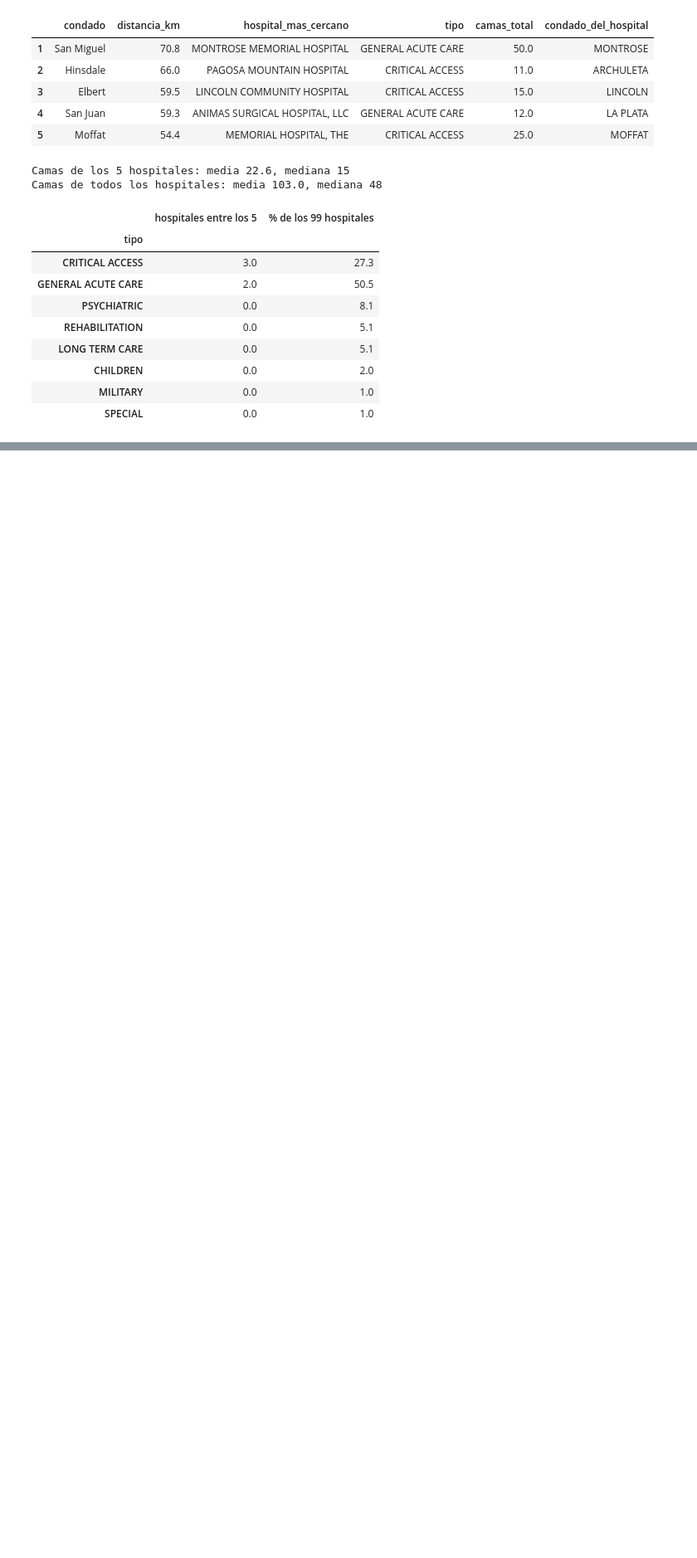
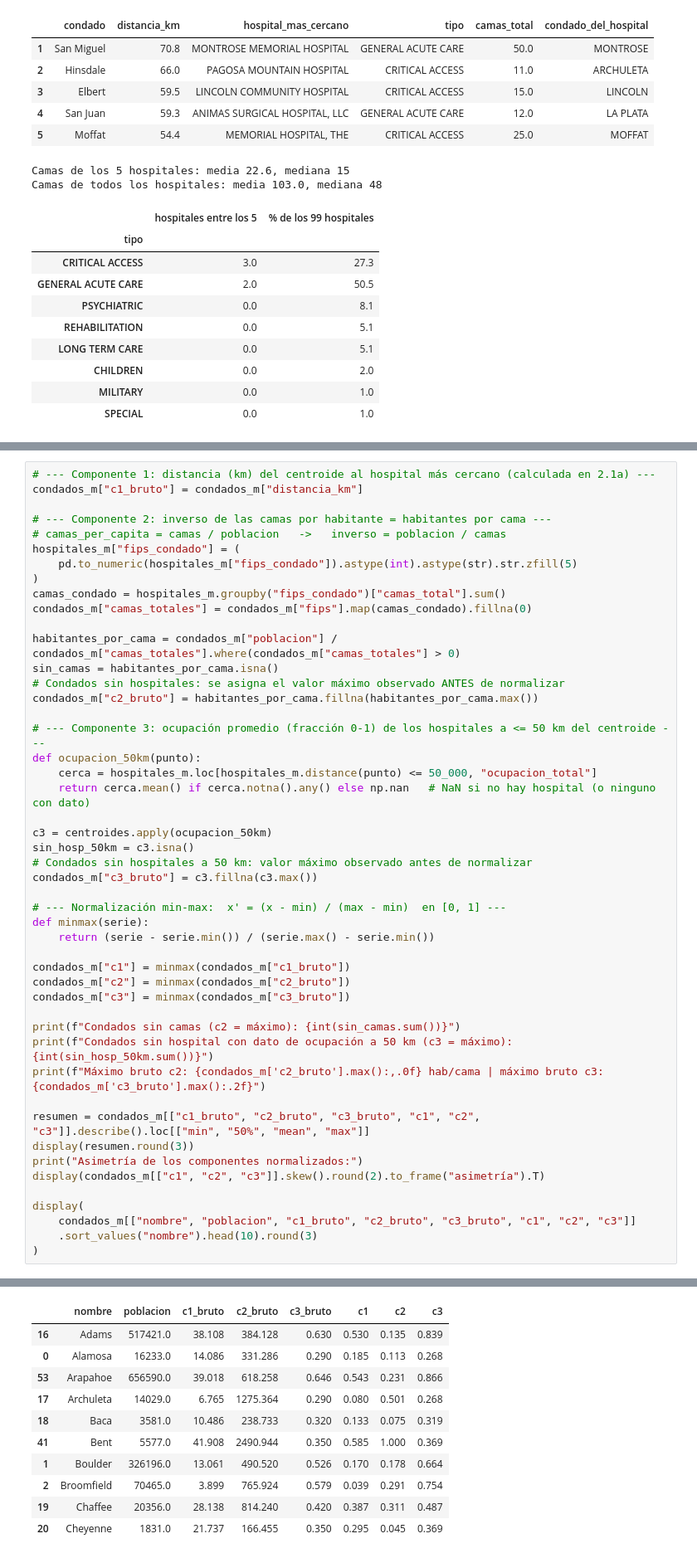
Before and after one commit to CamiR24/Lab5-MS, a Jupyter notebook: Task2.ipynb, the cells around one changed output, grey strips where cells are left out. Shown at 83% size. Drawn from its saved outputs; the diff is of its cells as text; blank space fills up the shorter version.

```diff
--- a/Task2.ipynb
+++ b/Task2.ipynb
@@ -197,0 +202,49 @@ Camas de todos los hospitales: media 103.0, mediana 48
+# %%
+# --- Componente 1: distancia (km) del centroide al hospital más cercano (calculada en 2.1a) ---
+condados_m["c1_bruto"] = condados_m["distancia_km"]
+
+# --- Componente 2: inverso de las camas por habitante = habitantes por cama ---
+# camas_per_capita = camas / poblacion   ->   inverso = poblacion / camas
+hospitales_m["fips_condado"] = (
+    pd.to_numeric(hospitales_m["fips_condado"]).astype(int).astype(str).str.zfill(5)
+)
+camas_condado = hospitales_m.groupby("fips_condado")["camas_total"].sum()
+condados_m["camas_totales"] = condados_m["fips"].map(camas_condado).fillna(0)
+
+habitantes_por_cama = condados_m["poblacion"] / condados_m["camas_totales"].where(condados_m["camas_totales"] > 0)
+sin_camas = habitantes_por_cama.isna()
+# Condados sin hospitales: se asigna el valor máximo observado ANTES de normalizar
+condados_m["c2_bruto"] = habitantes_por_cama.fillna(habitantes_por_cama.max())
+
+# --- Componente 3: ocupación promedio (fracción 0-1) de los hospitales a <= 50 km del centroide ---
+def ocupacion_50km(punto):
+    cerca = hospitales_m.loc[hospitales_m.distance(punto) <= 50_000, "ocupacion_total"]
+    return cerca.mean() if cerca.notna().any() else np.nan   # NaN si no hay hospital (o ninguno con dato)
+
+c3 = centroides.apply(ocupacion_50km)
+sin_hosp_50km = c3.isna()
+# Condados sin hospitales a 50 km: valor máximo observado antes de normalizar
+condados_m["c3_bruto"] = c3.fillna(c3.max())
+
+# --- Normalización min-max:  x' = (x - min) / (max - min)  en [0, 1] ---
+def minmax(serie):
+    return (serie - serie.min()) / (serie.max() - serie.min())
+
+condados_m["c1"] = minmax(condados_m["c1_bruto"])
+condados_m["c2"] = minmax(condados_m["c2_bruto"])
+condados_m["c3"] = minmax(condados_m["c3_bruto"])
+
+print(f"Condados sin camas (c2 = máximo): {int(sin_camas.sum())}")
+print(f"Condados sin hospital con dato de ocupación a 50 km (c3 = máximo): {int(sin_hosp_50km.sum())}")
+print(f"Máximo bruto c2: {condados_m['c2_bruto'].max():,.0f} hab/cama | máximo bruto c3: {condados_m['c3_bruto'].max():.2f}")
+
+resumen = condados_m[["c1_bruto", "c2_bruto", "c3_bruto", "c1", "c2", "c3"]].describe().loc[["min", "50%", "mean", "max"]]
+display(resumen.round(3))
+print("Asimetría de los componentes normalizados:")
+display(condados_m[["c1", "c2", "c3"]].skew().round(2).to_frame("asimetría").T)
+
+display(
+    condados_m[["nombre", "poblacion", "c1_bruto", "c2_bruto", "c3_bruto", "c1", "c2", "c3"]]
+    .sort_values("nombre").head(10).round(3)
+)
+# %% [output]
@@ -197,0 +262,11 @@ Camas de todos los hospitales: media 103.0, mediana 48
+|  | nombre | poblacion | c1_bruto | c2_bruto | c3_bruto | c1 | c2 | c3 |
+| 16 | Adams | 517421.0 | 38.108 | 384.128 | 0.630 | 0.530 | 0.135 | 0.839 |
+| 0 | Alamosa | 16233.0 | 14.086 | 331.286 | 0.290 | 0.185 | 0.113 | 0.268 |
+| 53 | Arapahoe | 656590.0 | 39.018 | 618.258 | 0.646 | 0.543 | 0.231 | 0.866 |
+| 17 | Archuleta | 14029.0 | 6.765 | 1275.364 | 0.290 | 0.080 | 0.501 | 0.268 |
+| 18 | Baca | 3581.0 | 10.486 | 238.733 | 0.320 | 0.133 | 0.075 | 0.319 |
+| 41 | Bent | 5577.0 | 41.908 | 2490.944 | 0.350 | 0.585 | 1.000 | 0.369 |
+| 1 | Boulder | 326196.0 | 13.061 | 490.520 | 0.526 | 0.170 | 0.178 | 0.664 |
+| 2 | Broomfield | 70465.0 | 3.899 | 765.924 | 0.579 | 0.039 | 0.291 | 0.754 |
+| 19 | Chaffee | 20356.0 | 28.138 | 814.240 | 0.420 | 0.387 | 0.311 | 0.487 |
+| 20 | Cheyenne | 1831.0 | 21.737 | 166.455 | 0.350 | 0.295 | 0.045 | 0.369 |
```
Also changed, not shown: parts of 8 cells of this notebook.
